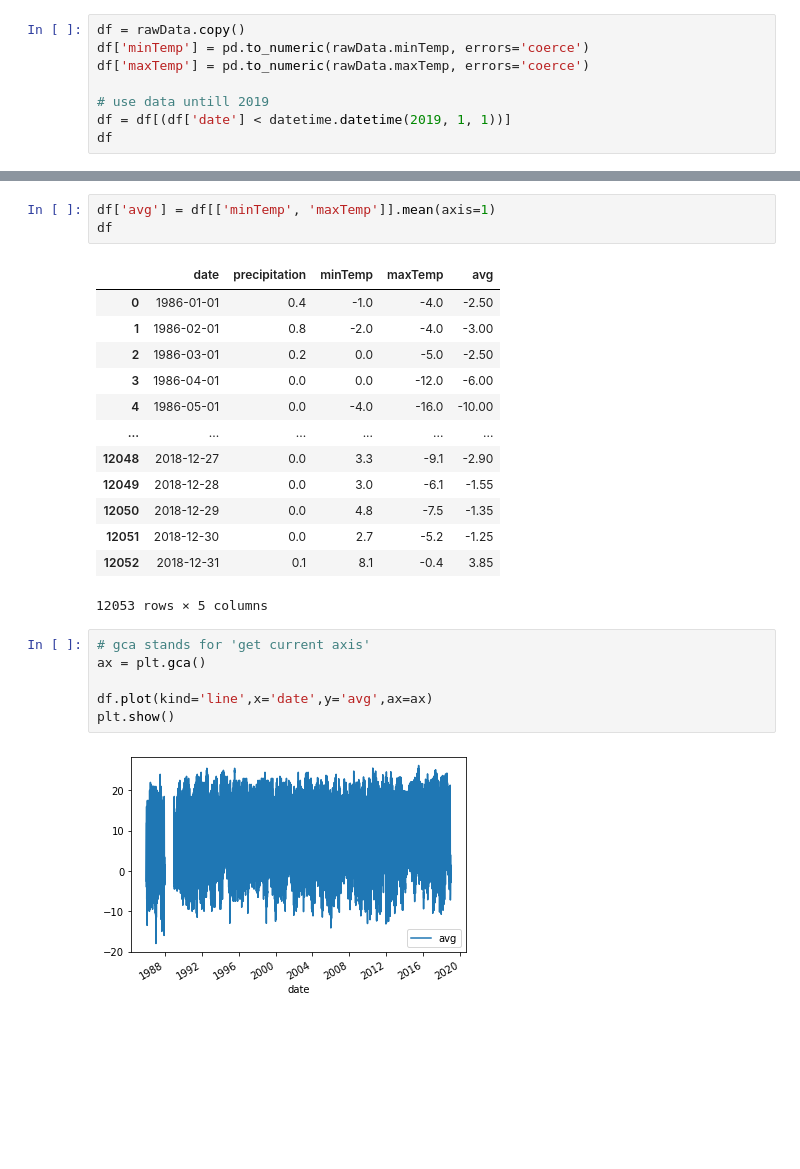
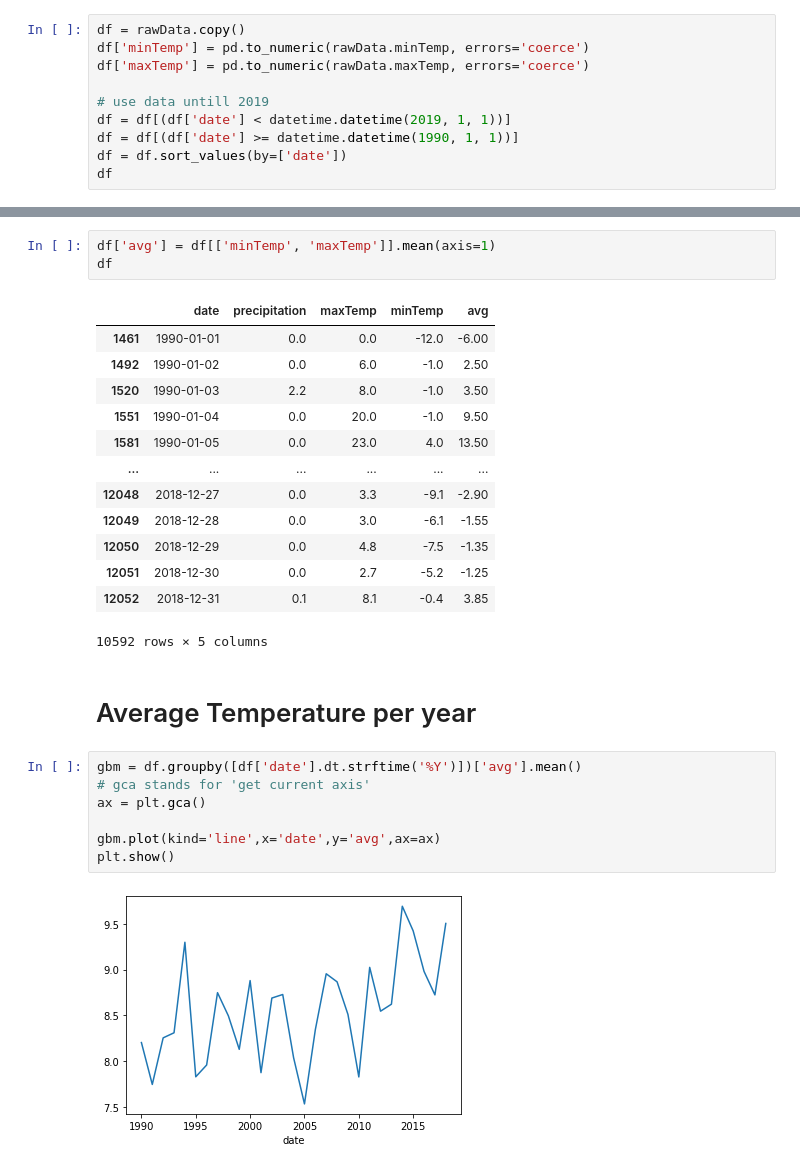
Before and after one commit to klyse/WeatherAnalysis, a Jupyter notebook: Data/Analysis.ipynb, the cells around one changed output, grey strips where cells are left out. Saved outputs shown, nothing was run; the diff lists cells and outputs as text; blank space fills up the shorter version.

Commit message:
fixed column descriptions; worked on analysis

```diff
--- a/Data/Analysis.ipynb
+++ b/Data/Analysis.ipynb
@@ -20,5 +26,7 @@ df['maxTemp'] = pd.to_numeric(rawData.maxTemp, errors='coerce')
 
 # use data untill 2019
 df = df[(df['date'] < datetime.datetime(2019, 1, 1))]
+df = df[(df['date'] >= datetime.datetime(1990, 1, 1))]
+df = df.sort_values(by=['date'])
 df
 # %% [output]
@@ -39,24 +47,27 @@ df
 df['avg'] = df[['minTemp', 'maxTemp']].mean(axis=1)
 df
 # %% [output]
-|  | date | precipitation | minTemp | maxTemp | avg |
-| 0 | 1986-01-01 | 0.4 | -1.0 | -4.0 | -2.50 |
-| 1 | 1986-02-01 | 0.8 | -2.0 | -4.0 | -3.00 |
-| 2 | 1986-03-01 | 0.2 | 0.0 | -5.0 | -2.50 |
-| 3 | 1986-04-01 | 0.0 | 0.0 | -12.0 | -6.00 |
-| 4 | 1986-05-01 | 0.0 | -4.0 | -16.0 | -10.00 |
+|  | date | precipitation | maxTemp | minTemp | avg |
+| 1461 | 1990-01-01 | 0.0 | 0.0 | -12.0 | -6.00 |
+| 1492 | 1990-01-02 | 0.0 | 6.0 | -1.0 | 2.50 |
+| 1520 | 1990-01-03 | 2.2 | 8.0 | -1.0 | 3.50 |
+| 1551 | 1990-01-04 | 0.0 | 20.0 | -1.0 | 9.50 |
+| 1581 | 1990-01-05 | 0.0 | 23.0 | 4.0 | 13.50 |
 | ... | ... | ... | ... | ... | ... |
 | 12048 | 2018-12-27 | 0.0 | 3.3 | -9.1 | -2.90 |
 | 12049 | 2018-12-28 | 0.0 | 3.0 | -6.1 | -1.55 |
 | 12050 | 2018-12-29 | 0.0 | 4.8 | -7.5 | -1.35 |
 | 12051 | 2018-12-30 | 0.0 | 2.7 | -5.2 | -1.25 |
 | 12052 | 2018-12-31 | 0.1 | 8.1 | -0.4 | 3.85 |
-12053 rows × 5 columns
+10592 rows × 5 columns
+# %% [markdown]
+# Average Temperature per year
 # %%
+gbm = df.groupby([df['date'].dt.strftime('%Y')])['avg'].mean()
 # gca stands for 'get current axis'
 ax = plt.gca()
 
-df.plot(kind='line',x='date',y='avg',ax=ax)
+gbm.plot(kind='line',x='date',y='avg',ax=ax)
 plt.show()
 # %% [output]
-[figure, old version]
+[figure, new version]
```
Also changed, not shown: parts of 16 cells of this notebook, 1 other file.
